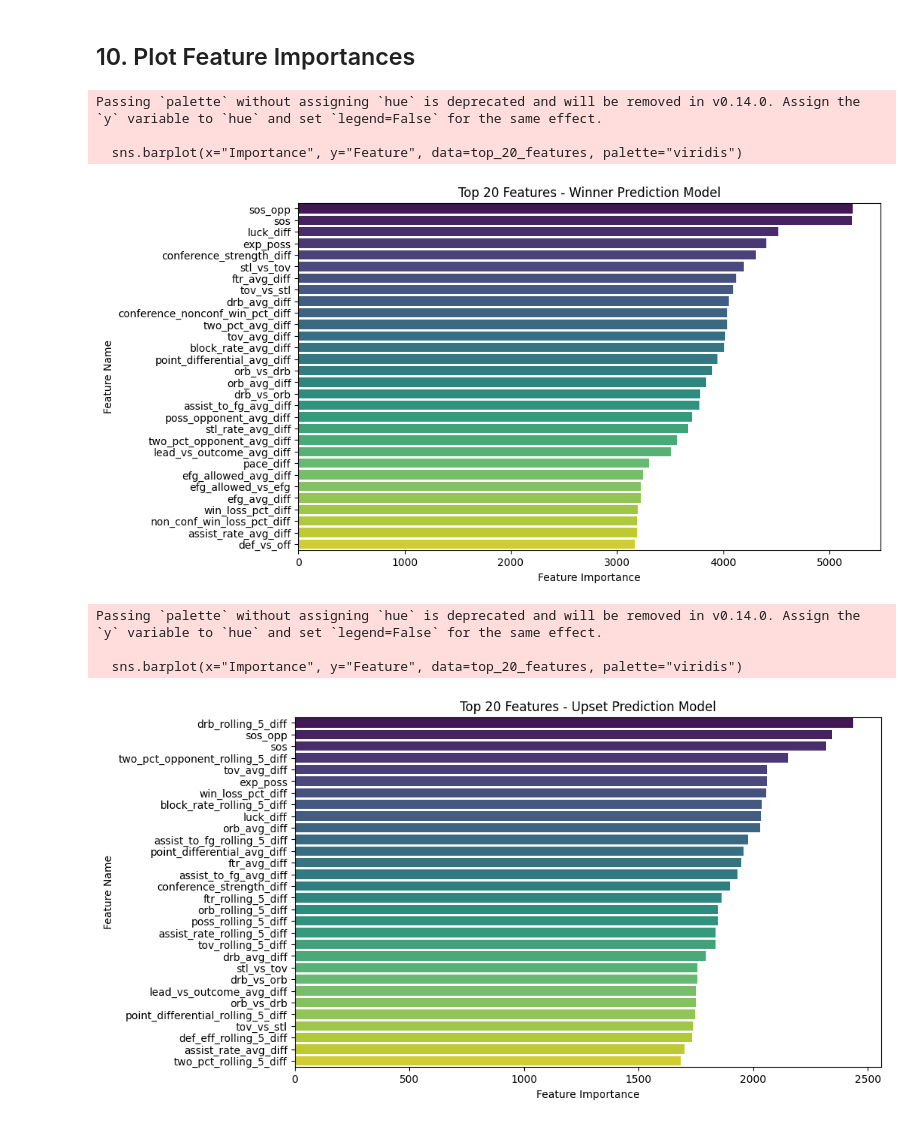
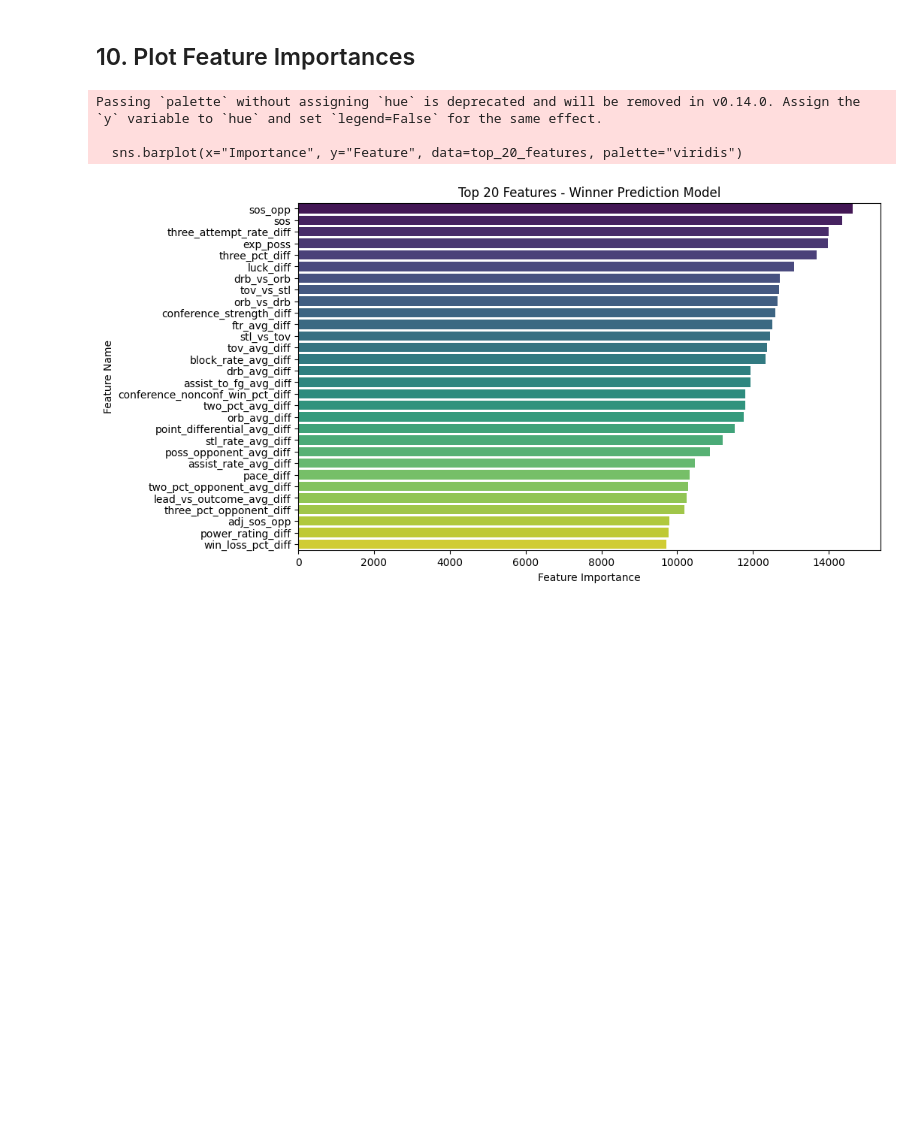
Before and after one commit to AJohnston35/March-Madness, a Jupyter notebook: Game Predictions/train_model.ipynb, the cells around one changed output. Cells and saved outputs as stored; diff of their text form; code cells hidden in the pictures; blank space fills up the shorter version.

```diff
--- a/Game Predictions/train_model.ipynb
+++ b/Game Predictions/train_model.ipynb
@@ -72,39 +72,40 @@ train_df.tail(10)
 # %% [markdown]
 ## 4. Train Winner Prediction Model
 # %%
-# Winner prediction model
+# Winner prediction model (classification)
 
-# Make sure to drop 'target' column before training
-X_train = train_df.drop(columns=['target'])
-y_train = train_df['target'].astype(int)
+# Drop the other target column to avoid leakage
+X_train_winner = train_df.drop(columns=['target'])
+y_train_winner = train_df['target'].astype(int)
 
-X_test = test_df.drop(columns=['target'])
-y_test = test_df['target'].astype(int)
+X_test_winner = test_df.drop(columns=['target'])
+y_test_winner = test_df['target'].astype(int)
 
-print(X_train.columns.to_list())
+print(X_train_winner.columns.to_list())
 
+# Improved model parameters for better generalization and handling nonlinearity
 winner_params = dict(
     objective="binary",
     metric="binary_logloss",
     boosting_type="gbdt",
-    learning_rate=0.02,
-    n_estimators=4000,
-    max_depth=6,
-    num_leaves=63,
-    min_child_samples=60,
-    feature_fraction=0.8,
-    bagging_fraction=0.8,
+    learning_rate=0.012,           # Slower learning rate for more robust learning
+    n_estimators=6000,             # More trees to compensate for lower learning rate
+    max_depth=8,                   # Slightly deeper trees to fit more complex patterns
+    num_leaves=128,                # More leaves to capture nonlinearity
+    min_child_samples=50,          # Reduce overfitting, but not too high to retain learning small data regions
+    feature_fraction=0.85,         # Try more features per tree
+    bagging_fraction=0.85,         # Slightly more bagging for generalization
     bagging_freq=1,
-    lambda_l1=0.5,
-    lambda_l2=5.0,
-    min_gain_to_split=0.01,
+    lambda_l1=1.0,                 # Slightly stronger L1 to encourage sparsity
+    lambda_l2=10.0,                # Slightly stronger L2 for regularization
+    min_gain_to_split=0.015,       # Require a bit more information gain to split
     random_state=42,
     n_jobs=-1,
-    verbose=-1,
+    verbose=-1
 )
 
 model_winner = LGBMClassifier(**winner_params)
 
-print("\nTraining winner prediction model...")
-model_winner.fit(X_train, y_train)
+print("\nTraining winner prediction model (improved hyperparameters)...")
+model_winner.fit(X_train_winner, y_train_winner)
 # %% [output]
@@ -296,14 +241,9 @@ def plot_feature_importance(model, X_train, model_name):
 # %% [markdown]
 ## 10. Plot Feature Importances
 # %%
-plot_feature_importance(model_winner, X_train, "Winner Prediction Model")
-plot_feature_importance(model_upset, X_train_upset, "Upset Prediction Model")
+plot_feature_importance(model_winner, X_train_winner, "Winner Prediction Model")
 # %% [output]
 Passing `palette` without assigning `hue` is deprecated and will be removed in v0.14.0. Assign the `y` variable to `hue` and set `legend=False` for the same effect.
 
   sns.barplot(x="Importance", y="Feature", data=top_20_features, palette="viridis")
-[figure, old version]
+[figure, new version]
-Passing `palette` without assigning `hue` is deprecated and will be removed in v0.14.0. Assign the `y` variable to `hue` and set `legend=False` for the same effect.
-
-  sns.barplot(x="Importance", y="Feature", data=top_20_features, palette="viridis")
-[figure, removed]
```
Also changed, not shown: parts of 14 cells of this notebook, 2 other files.
